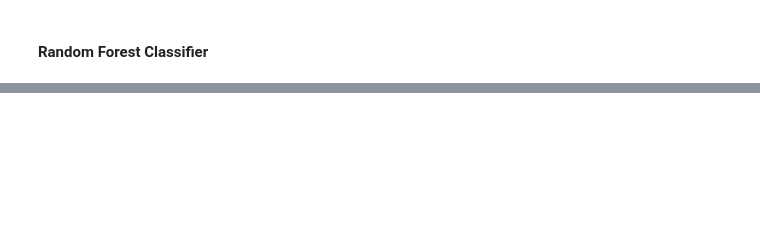
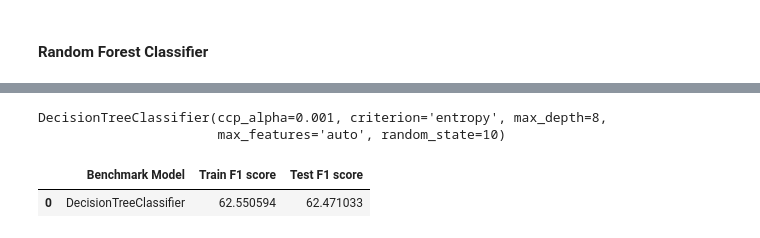
Before and after one commit to kashyapbarua/starbucks-analysis, a Jupyter notebook: Starbucks_Capstone_notebook.ipynb, the cells around one changed output, grey strips where cells are left out. Cells and saved outputs as stored; diff of their text form; code cells hidden in the pictures; blank space fills up the shorter version.

```diff
--- a/Starbucks_Capstone_notebook.ipynb
+++ b/Starbucks_Capstone_notebook.ipynb
@@ -726,0 +762,26 @@ model_comparison
+# %%
+final_model = grid_search.best_estimator_
+final_model
+# %% [output]
+DecisionTreeClassifier(ccp_alpha=0.001, criterion='entropy', max_depth=8,
+                       max_features='auto', random_state=10)
+# %%
+#Training the model with best estimators
+DecisionTree_clf = DecisionTreeClassifier(ccp_alpha=0.001, class_weight=None, criterion='entropy',
+                       max_depth=8, max_features='auto', max_leaf_nodes=None,
+                       min_impurity_decrease=0.0, min_impurity_split=None,
+                       min_samples_leaf=1, min_samples_split=2,
+                       min_weight_fraction_leaf=0.0,
+                       random_state=10, splitter='best')
+
+# DecisionTree_clf.fit(X_train, y_train)
+# y_predict = tree_clas.predict(x_test)
+
+DecisionTree_train_f1, DecisionTree_test_f1, DecisionTree_model = scores(DecisionTree_clf)
+# %%
+dtc = {'Benchmark Model': [DecisionTree_model], 'Train F1 score':[DecisionTree_train_f1], 'Test F1 score': [DecisionTree_test_f1]}
+benchmark = pd.DataFrame(dtc)
+benchmark
+# %% [output]
+|  | Benchmark Model | Train F1 score | Test F1 score |
+| 0 | DecisionTreeClassifier | 62.550594 | 62.471033 |
```
Also changed, not shown: parts of 46 cells of this notebook, 20 other files.
